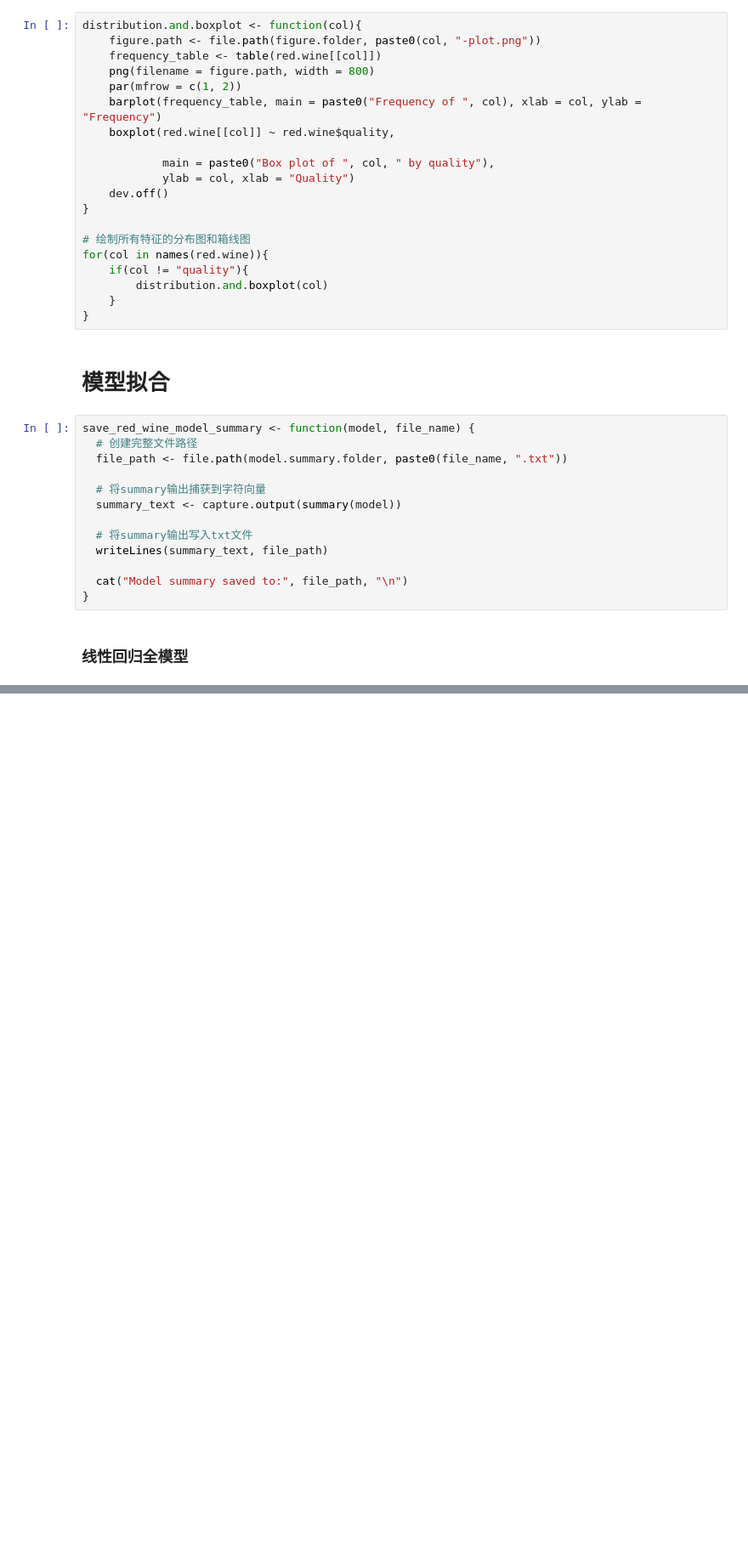
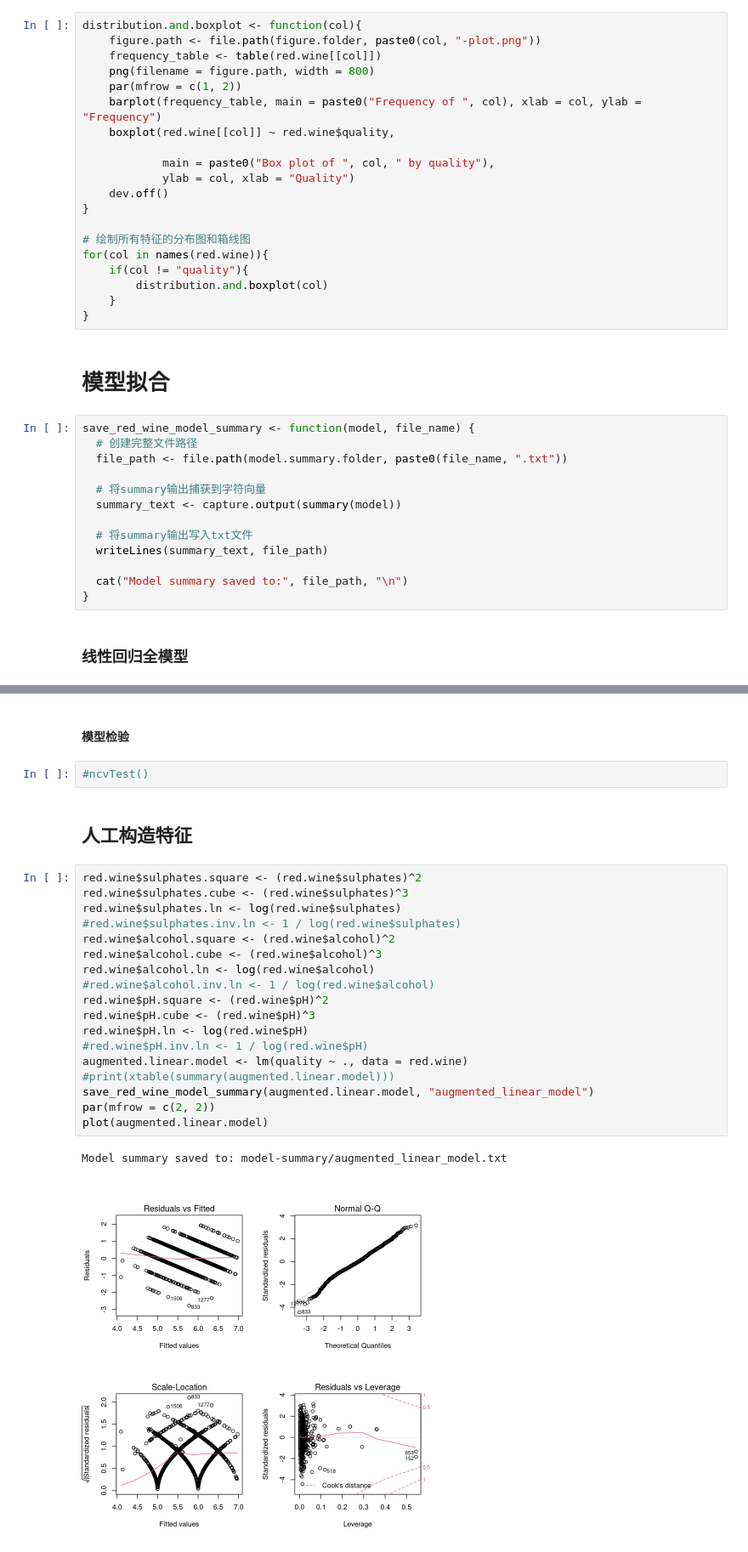
Before and after one commit to Aoblex/2023-fall-SUFE-regression-analysis-report, a Jupyter notebook: winequality-regression.ipynb, the cells around one changed output, grey strips where cells are left out. Shown: that part at 85% size. Drawn from its saved outputs; the diff is of its cells as text; blank space fills up the shorter version.

Commit message:
Full model is built.

```diff
--- a/winequality-regression.ipynb
+++ b/winequality-regression.ipynb
@@ -89,3 +91,30 @@ plot(linear.model)
 # %% [output]
 Model summary saved to: model-summary/linear_model.txt
 [figure]
+# %% [markdown]
+#### 模型检验
+# %%
+#ncvTest()
+# %% [markdown]
+## 人工构造特征
+# %%
+red.wine$sulphates.square <- (red.wine$sulphates)^2
+red.wine$sulphates.cube <- (red.wine$sulphates)^3
+red.wine$sulphates.ln <- log(red.wine$sulphates)
+#red.wine$sulphates.inv.ln <- 1 / log(red.wine$sulphates)
+red.wine$alcohol.square <- (red.wine$alcohol)^2
+red.wine$alcohol.cube <- (red.wine$alcohol)^3
+red.wine$alcohol.ln <- log(red.wine$alcohol)
+#red.wine$alcohol.inv.ln <- 1 / log(red.wine$alcohol)
+red.wine$pH.square <- (red.wine$pH)^2
+red.wine$pH.cube <- (red.wine$pH)^3
+red.wine$pH.ln <- log(red.wine$pH)
+#red.wine$pH.inv.ln <- 1 / log(red.wine$pH)
+augmented.linear.model <- lm(quality ~ ., data = red.wine)
+#print(xtable(summary(augmented.linear.model)))
+save_red_wine_model_summary(augmented.linear.model, "augmented_linear_model")
+par(mfrow = c(2, 2))
+plot(augmented.linear.model)
+# %% [output]
+Model summary saved to: model-summary/augmented_linear_model.txt
+[figure, added]
```
Also changed, not shown: parts of 2 cells of this notebook, 7 other files.
